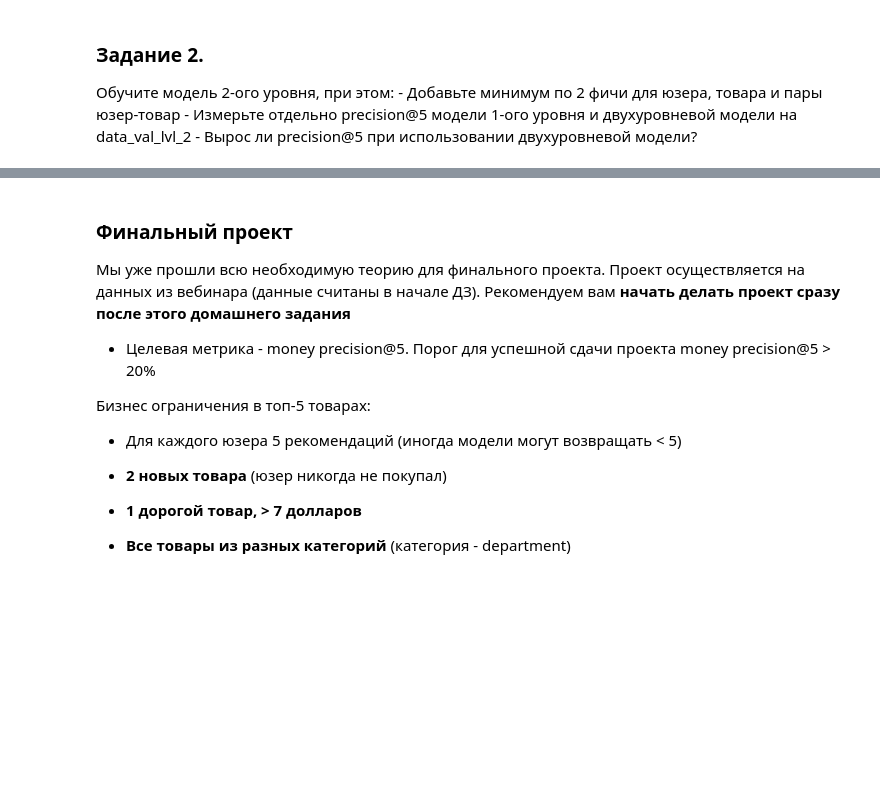
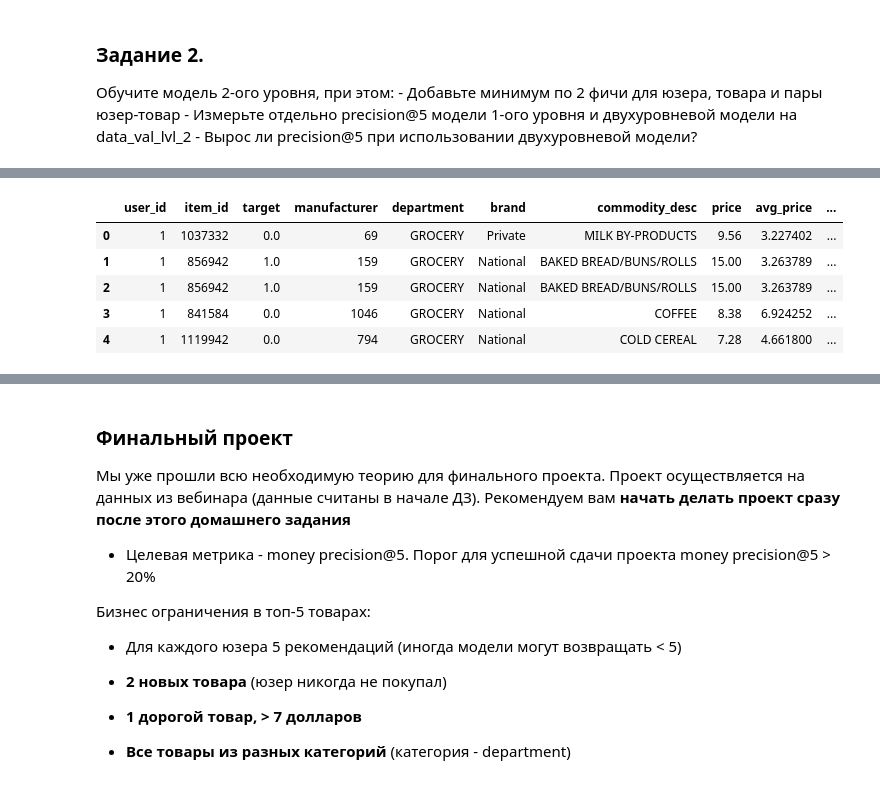
Before and after one commit to superpavelka/Recommender_Systems, a Jupyter notebook: Task6/hw_webinar_6.ipynb, the cells around one changed output, grey strips where cells are left out. Cells and saved outputs as stored; diff of their text form; code cells hidden in the pictures; blank space fills up the shorter version.

```diff
--- a/Task6/hw_webinar_6.ipynb
+++ b/Task6/hw_webinar_6.ipynb
@@ -362,0 +333,7 @@ precision_at_k уменьшился
+# %%
+x.columns = x.columns.droplevel(0)
+# %%
+avg_purchases_per_week = x.iloc[:, 2:].apply(lambda row: row['sum']/row['count'], axis=1)
+avg_purchases_per_week.name = 'avg_purchases_per_week'
+# %%
+user_features = user_features.merge(avg_purchases_per_week, on='user_id', how='left')
@@ -362,0 +349,27 @@ precision_at_k уменьшился
+# %%
+item_features_copy = item_features[['item_id',
+                                    'manufacturer',
+                                    'department',
+                                    'brand',
+                                    'commodity_desc',
+                                    'price',
+                                    'avg_price']]
+
+user_features_copy = user_features[['user_id',
+                                    'age_desc',
+                                    'income_desc',
+                                    'household_size_desc',
+                                    'avg_purchases_per_week',
+                                    'basket_price']]
+# %%
+targets_lvl_2 = targets_lvl_2.merge(item_features_copy, on='item_id', how='left')
+targets_lvl_2 = targets_lvl_2.merge(user_features_copy, on='user_id', how='left')
+
+targets_lvl_2.head()
+# %% [output]
+|  | user_id | item_id | target | manufacturer | department | brand | commodity_desc | price | avg_price | ... |
+| 0 | 1 | 1037332 | 0.0 | 69 | GROCERY | Private | MILK BY-PRODUCTS | 9.56 | 3.227402 | ... |
+| 1 | 1 | 856942 | 1.0 | 159 | GROCERY | National | BAKED BREAD/BUNS/ROLLS | 15.00 | 3.263789 | ... |
+| 2 | 1 | 856942 | 1.0 | 159 | GROCERY | National | BAKED BREAD/BUNS/ROLLS | 15.00 | 3.263789 | ... |
+| 3 | 1 | 841584 | 0.0 | 1046 | GROCERY | National | COFFEE | 8.38 | 6.924252 | ... |
+| 4 | 1 | 1119942 | 0.0 | 794 | GROCERY | National | COLD CEREAL | 7.28 | 4.661800 | ... |
```
Also changed, not shown: parts of 73 cells of this notebook.
